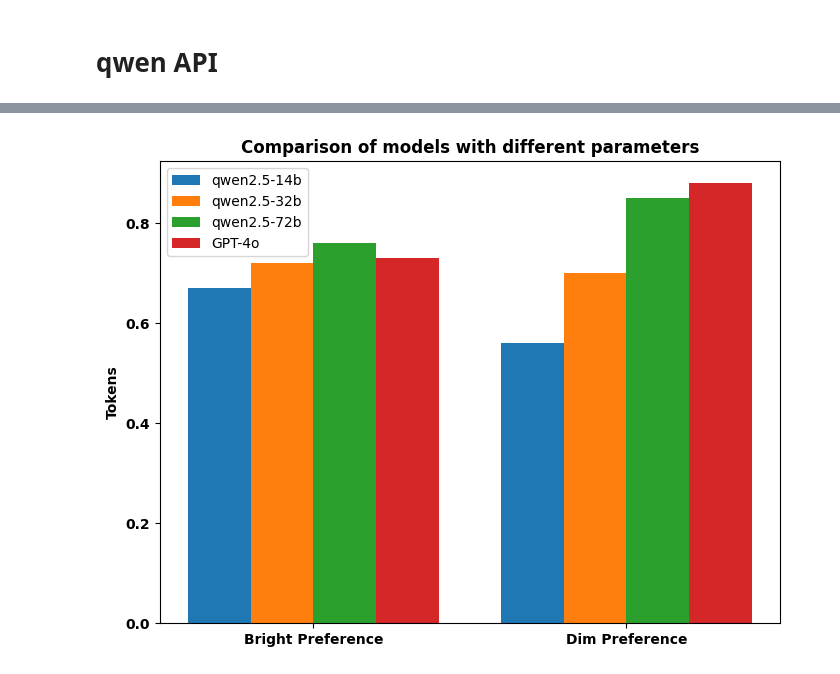
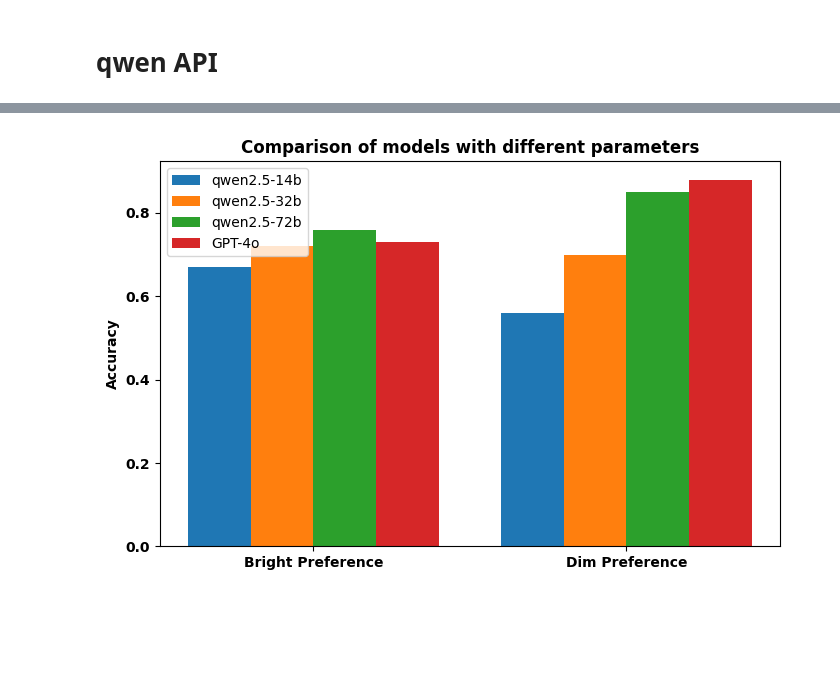
Before and after one commit to Biosheep227/ubihome, a Jupyter notebook: LLM/ubillm_api.ipynb, the cells around one changed output, grey strips where cells are left out. Drawn from its saved outputs; the diff is of its cells as text; code cells hidden in the pictures; blank space fills up the shorter version.

Commit message:
figure

```diff
--- a/LLM/ubillm_api.ipynb
+++ b/LLM/ubillm_api.ipynb
@@ -43,9 +43,9 @@ qwen = OpenAI(
 completion = qwen.chat.completions.create(
     model="qwen2.5-72b-instruct",
     messages=[
-        {'role': 'system', 'content': 'You are a helpful assistant.'},
-        {'role': 'user', 'content': 'Are you qwen2.5-72b?'},],
+        {'role': 'system', 'content': 'You are a helpful AI researcher.'},
+        {'role': 'user', 'content': "You are a researcher, could you help me to write a perosnal statement for my phd application to explain my research interest in AI+smart home automation?"},],
     )
 
-# output_test = completion.choices[0].message.content
-# print(output_test)
+output_test = completion.choices[0].message.content
+print(output_test)
@@ -730,33 +629,33 @@ import numpy as np
 methods = ['qwen2.5-14b', 'qwen2.5-32b', 'qwen2.5-72b','GPT-4o']
 rounds = ['Bright Preference', 'Dim Preference']
 accuracy_data = {
     'qwen2.5-14b': [0.67, 0.56],
     'qwen2.5-32b': [0.72, 0.70],
     'qwen2.5-72b': [0.76, 0.85],
     'GPT-4o': [0.73, 0.88]
 }
 
 # Number of methods
 num_methods = len(methods)
 bar_width = 0.2  # Width of the bars
 index = np.arange(len(rounds))  # X locations for each round
 
 # Plotting
-plt.figure(figsize=(8, 6))
+plt.figure(figsize=(8, 5))
 for i, (method, accuracies) in enumerate(accuracy_data.items()):
     plt.bar(index + i * bar_width, accuracies, bar_width, label=method)
 
 # Labels and titles
 # plt.xlabel('Token consumption of each round')
 #bold the x and y labels
 plt.xticks(fontweight='bold')
 plt.yticks(fontweight='bold')
-plt.ylabel('Tokens', fontweight='bold')
+plt.ylabel('Accuracy', fontweight='bold')
 plt.title('Comparison of models with different parameters', fontweight='bold')
 plt.xticks(index + bar_width * (num_methods - 1) / 2, rounds)
 plt.xticks(fontweight='bold')
 plt.legend()
 plt.savefig('14b32b72b.pdf')
 plt.show()
 # %% [output]
-[figure, old version]
+[figure, new version]
```
Also changed, not shown: parts of 3 cells of this notebook, 6 other files.
